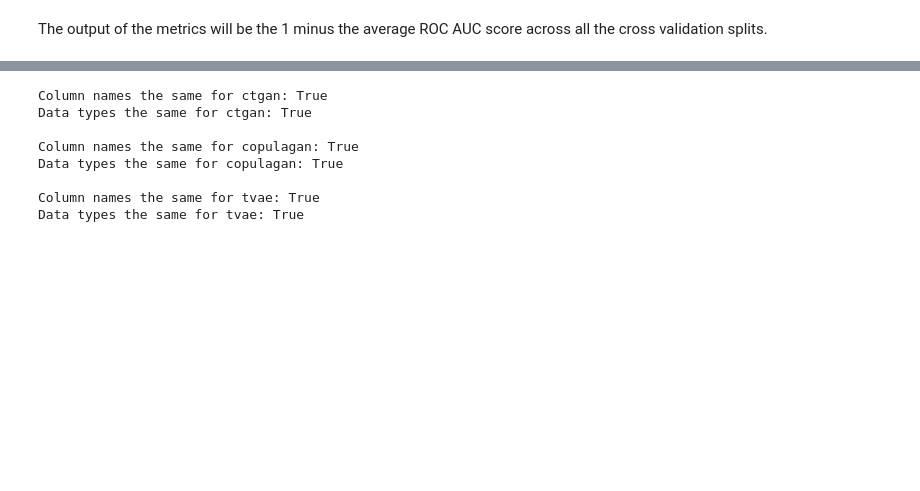
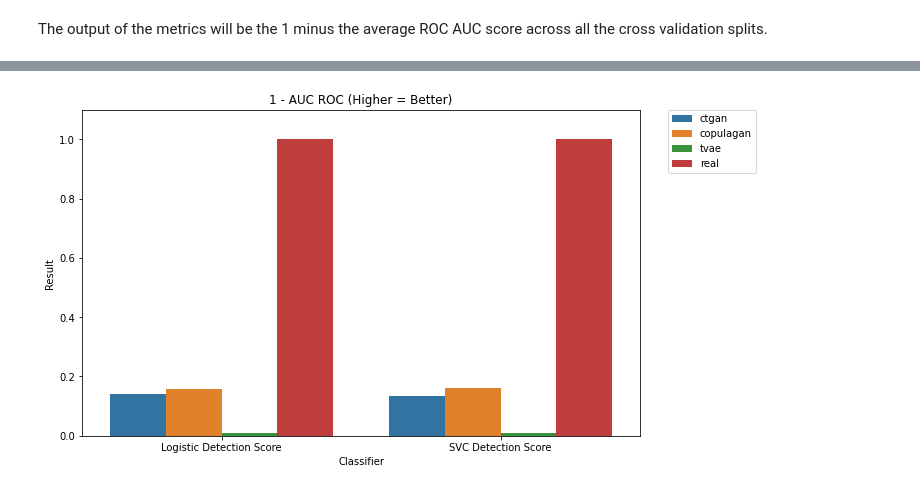
Before and after one commit to jamestgodwin/synthetic_data, a Jupyter notebook: notebooks/Test_CTGAN.ipynb, the cells around one changed output, grey strips where cells are left out. Saved outputs shown, nothing was run; the diff lists cells and outputs as text; code cells hidden in the pictures; blank space fills up the shorter version.

```diff
--- a/notebooks/Test_CTGAN.ipynb
+++ b/notebooks/Test_CTGAN.ipynb
@@ -230,0 +94,16 @@ def check_formats(dict_of_dfs, input_dataset):
+# %%
+def simple_metrics(dict_of_dfs, input_dataset):
+    results = []
+
+    metrics_dict = {"Logistic Detection Score": LogisticDetection,
+                    "SVC Detection Score": SVCDetection}
+
+    for metric_name, metric in metrics_dict.items():
+
+        for name, df in dict_of_dfs.items():
+            result = LogisticDetection.compute(input_dataset.dataset, df)
+
+            results.append({'Model': name,
+                            "Classifier": metric_name,
+                            "Result": result})
+    return pd.DataFrame(results)
@@ -230,0 +130,9 @@ def check_formats(dict_of_dfs, input_dataset):
+# %%
+def plot_classifier_metrics(classifier_metrics_df):
+    fig, ax = plt.subplots(1,1, figsize=(10, 6))
+    sns.barplot(x='Classifier', y='Result', hue='Model',
+                data=classifier_metrics_df,
+                ax=ax)
+    plt.legend(bbox_to_anchor=(1.05, 1), loc=2, borderaxespad=0.)
+    plt.title('1 - AUC ROC (Higher = Better)')
+    plt.ylim((0,1.1));
@@ -231,11 +143,4 @@ def check_formats(dict_of_dfs, input_dataset):
 # %%
-check_formats(test_dict, i_ds1)
+plot_classifier_metrics(simple_metrics(test_dict, input_dataset=i_ds1))
 # %% [output]
-Column names the same for ctgan: True
-Data types the same for ctgan: True
-
-Column names the same for copulagan: True
-Data types the same for copulagan: True
-
-Column names the same for tvae: True
-Data types the same for tvae: True
+[figure, added]
```
Also changed, not shown: parts of 32 cells of this notebook.
